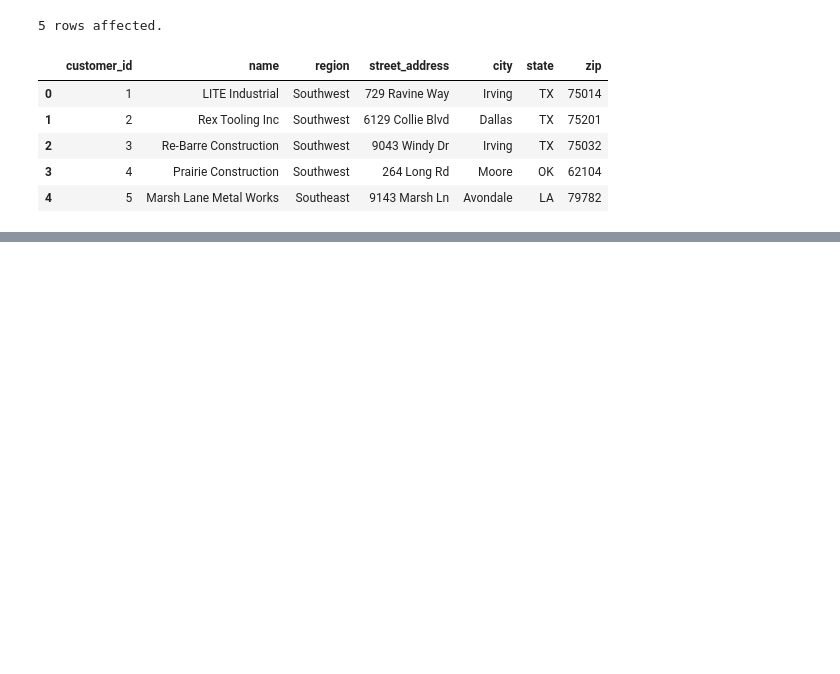
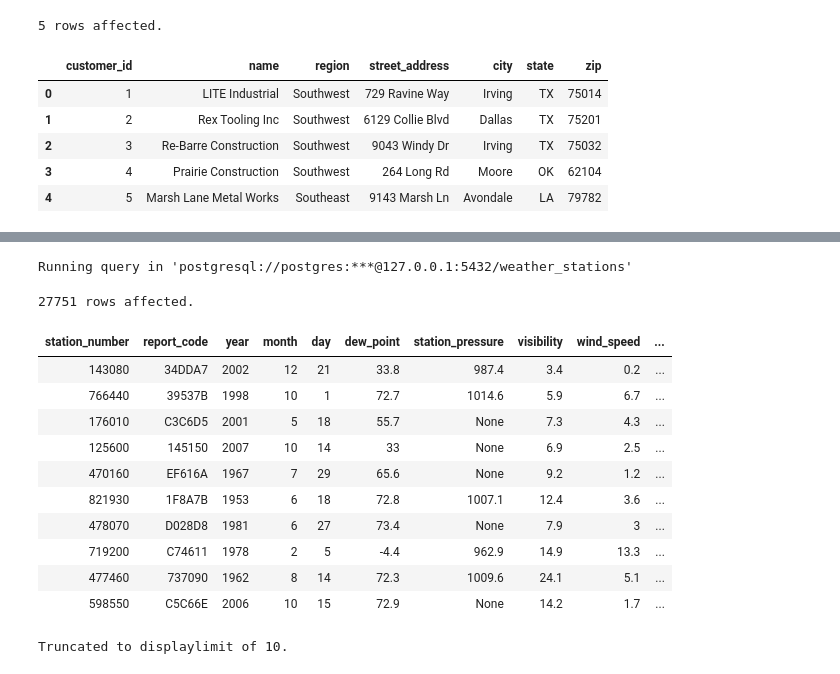
Before and after one commit to gabriela-lusofona/sql, a Jupyter notebook: sql.ipynb, the cells around one changed output, grey strips where cells are left out. Saved outputs shown, nothing was run; the diff lists cells and outputs as text; code cells hidden in the pictures; blank space fills up the shorter version.

```diff
--- a/sql.ipynb
+++ b/sql.ipynb
@@ -98,0 +299,19 @@ Running query in 'postgresql://postgres:***@127.0.0.1:5432/rexon_metals'
+# %%
+%%sql
+SELECT * FROM station_data
+WHERE year != 2010;
+# %% [output]
+Running query in 'postgresql://postgres:***@127.0.0.1:5432/weather_stations'
+27751 rows affected.
+| station_number | report_code | year | month | day | dew_point | station_pressure | visibility | wind_speed | ... |
+| 143080 | 34DDA7 | 2002 | 12 | 21 | 33.8 | 987.4 | 3.4 | 0.2 | ... |
+| 766440 | 39537B | 1998 | 10 | 1 | 72.7 | 1014.6 | 5.9 | 6.7 | ... |
+| 176010 | C3C6D5 | 2001 | 5 | 18 | 55.7 | None | 7.3 | 4.3 | ... |
+| 125600 | 145150 | 2007 | 10 | 14 | 33 | None | 6.9 | 2.5 | ... |
+| 470160 | EF616A | 1967 | 7 | 29 | 65.6 | None | 9.2 | 1.2 | ... |
+| 821930 | 1F8A7B | 1953 | 6 | 18 | 72.8 | 1007.1 | 12.4 | 3.6 | ... |
+| 478070 | D028D8 | 1981 | 6 | 27 | 73.4 | None | 7.9 | 3 | ... |
+| 719200 | C74611 | 1978 | 2 | 5 | -4.4 | 962.9 | 14.9 | 13.3 | ... |
+| 477460 | 737090 | 1962 | 8 | 14 | 72.3 | 1009.6 | 24.1 | 5.1 | ... |
+| 598550 | C5C66E | 2006 | 10 | 15 | 72.9 | None | 14.2 | 1.7 | ... |
+Truncated to displaylimit of 10.
```
Also changed, not shown: parts of 21 cells of this notebook.
